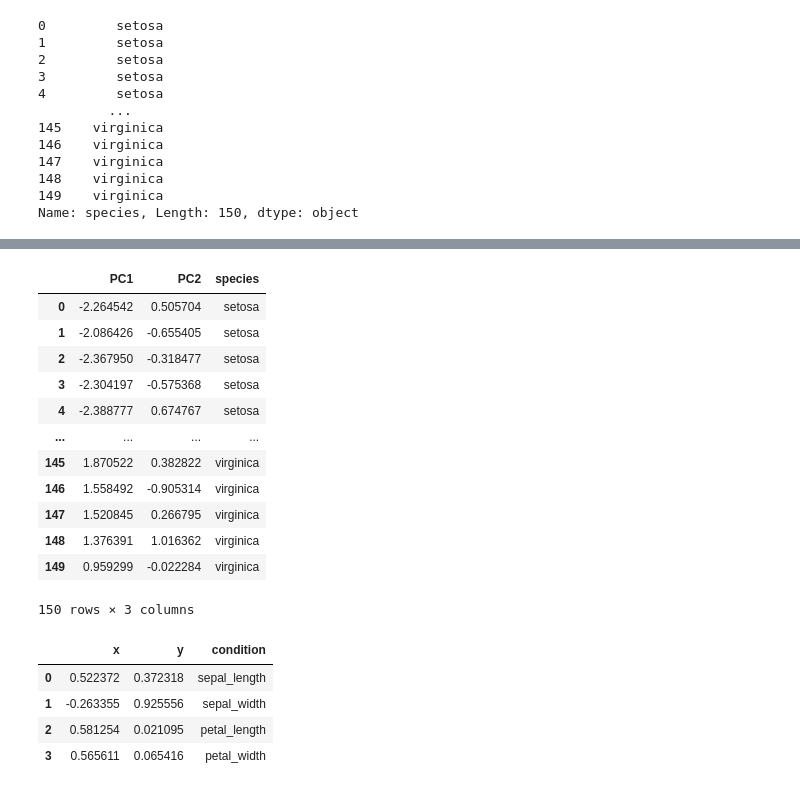
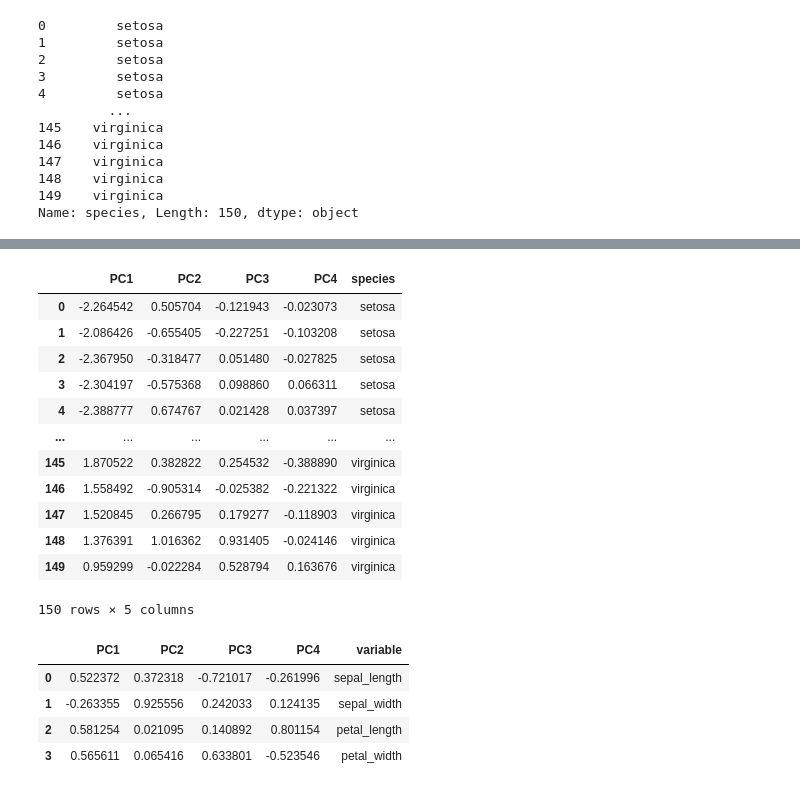
Before and after one commit to vieencode/code_examples, a Jupyter notebook: PCA plot.ipynb, the cells around one changed output, grey strips where cells are left out. Drawn from its saved outputs; the diff is of its cells as text; code cells hidden in the pictures.

```diff
--- a/PCA plot.ipynb
+++ b/PCA plot.ipynb
@@ -57,8 +59,7 @@ y
 149    virginica
 Name: species, Length: 150, dtype: object
 # %%
-scaler = StandardScaler()
-X = scaler.fit_transform(X)
+X = StandardScaler().fit_transform(X)
 # %%
-pca = PCA(n_components=2)
-principalComponents = pca.fit_transform(X)
+pca = PCA(n_components=4)
+principal_components = pca.fit_transform(X)
@@ -65,20 +74,19 @@ principalComponents = pca.fit_transform(X)
 # %%
-#add feature name
-principalDf = pd.DataFrame(data = principalComponents,
-                               columns = ['PC1', 'PC2'])
-finalDf = pd.concat([principalDf, y], axis = 1)
-finalDf
+principal_components_df = pd.DataFrame(data = principal_components,
+                                       columns = ['PC1', 'PC2', 'PC3', 'PC4'])
+principal_components_df = pd.concat([principal_components_df, y], axis = 1)
+principal_components_df
 # %% [output]
-|  | PC1 | PC2 | species |
-| 0 | -2.264542 | 0.505704 | setosa |
-| 1 | -2.086426 | -0.655405 | setosa |
-| 2 | -2.367950 | -0.318477 | setosa |
-| 3 | -2.304197 | -0.575368 | setosa |
-| 4 | -2.388777 | 0.674767 | setosa |
-| ... | ... | ... | ... |
-| 145 | 1.870522 | 0.382822 | virginica |
-| 146 | 1.558492 | -0.905314 | virginica |
-| 147 | 1.520845 | 0.266795 | virginica |
-| 148 | 1.376391 | 1.016362 | virginica |
-| 149 | 0.959299 | -0.022284 | virginica |
+|  | PC1 | PC2 | PC3 | PC4 | species |
+| 0 | -2.264542 | 0.505704 | -0.121943 | -0.023073 | setosa |
+| 1 | -2.086426 | -0.655405 | -0.227251 | -0.103208 | setosa |
+| 2 | -2.367950 | -0.318477 | 0.051480 | -0.027825 | setosa |
+| 3 | -2.304197 | -0.575368 | 0.098860 | 0.066311 | setosa |
+| 4 | -2.388777 | 0.674767 | 0.021428 | 0.037397 | setosa |
+| ... | ... | ... | ... | ... | ... |
+| 145 | 1.870522 | 0.382822 | 0.254532 | -0.388890 | virginica |
+| 146 | 1.558492 | -0.905314 | -0.025382 | -0.221322 | virginica |
+| 147 | 1.520845 | 0.266795 | 0.179277 | -0.118903 | virginica |
+| 148 | 1.376391 | 1.016362 | 0.931405 | -0.024146 | virginica |
+| 149 | 0.959299 | -0.022284 | 0.528794 | 0.163676 | virginica |
-150 rows × 3 columns
+150 rows × 5 columns
@@ -88,11 +93,11 @@ pca_2_percent = round((pca.explained_variance_ratio_[1] * 100),2)
 # %%
-components = pd.DataFrame(data = np.transpose(pca.components_), columns = ['x', 'y'])
+loadings_df = pd.DataFrame(data = np.transpose(pca.components_), columns = ['PC1', 'PC2', 'PC3', 'PC4'])
 X = px.data.iris().loc[:, ["sepal_length", "sepal_width", "petal_length", "petal_width"]]
-components["condition"] = list(X.columns)
-components
+loadings_df["variable"] = list(X.columns)
+loadings_df
 # %% [output]
-|  | x | y | condition |
-| 0 | 0.522372 | 0.372318 | sepal_length |
-| 1 | -0.263355 | 0.925556 | sepal_width |
-| 2 | 0.581254 | 0.021095 | petal_length |
-| 3 | 0.565611 | 0.065416 | petal_width |
+|  | PC1 | PC2 | PC3 | PC4 | variable |
+| 0 | 0.522372 | 0.372318 | -0.721017 | -0.261996 | sepal_length |
+| 1 | -0.263355 | 0.925556 | 0.242033 | 0.124135 | sepal_width |
+| 2 | 0.581254 | 0.021095 | 0.140892 | 0.801154 | petal_length |
+| 3 | 0.565611 | 0.065416 | 0.633801 | -0.523546 | petal_width |
```
Also changed, not shown: parts of 8 cells of this notebook, 1 other file.
